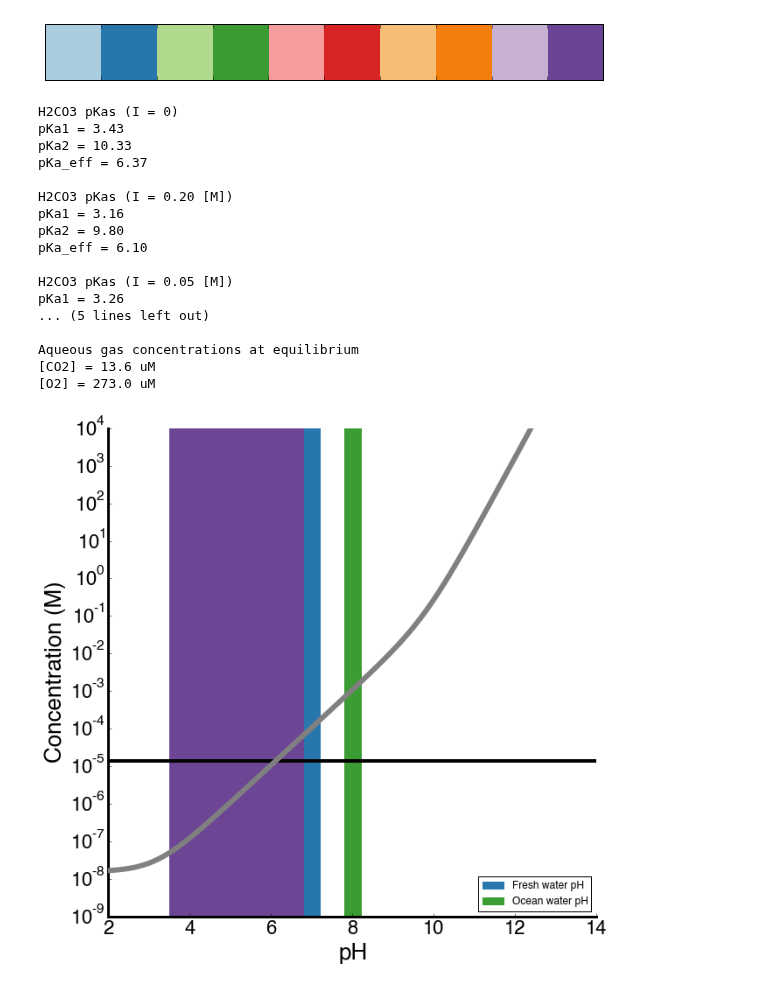
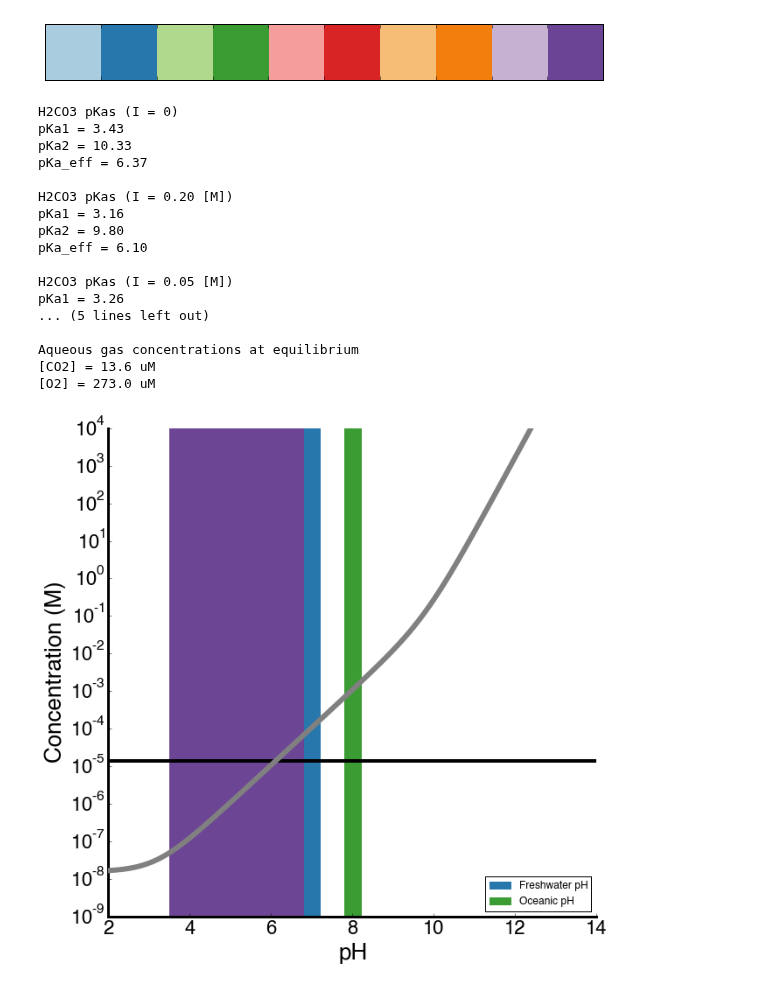
Before and after one commit to jackdesmarais/DabTransporterPaper, a Jupyter notebook: scripts/Figure 5 Model figure.ipynb, the cells around one changed output. Saved outputs shown, nothing was run; the diff lists cells and outputs as text; code cells hidden in the pictures.

```diff
--- a/scripts/Figure 5 Model figure.ipynb
+++ b/scripts/Figure 5 Model figure.ipynb
@@ -244,35 +244,35 @@ pylab.ylabel('Concentration (M)', fontsize=26)
 pylab.xlim((2, 12))
 pylab.ylim((1e-9, 1e4))
 
 pylab.axvspan(3.5, 6.8, zorder=0, color=nCol)
-pylab.axvspan(6.8, 7.2, zorder=0, color=utils.qual_palette[1], label='Fresh water pH')
-pylab.axvspan(7.8, 8.2, zorder=0, color=utils.qual_palette[3], label='Ocean water pH')
+pylab.axvspan(6.8, 7.2, zorder=0, color=utils.qual_palette[1], label='Freshwater pH')
+pylab.axvspan(7.8, 8.2, zorder=0, color=utils.qual_palette[3], label='Oceanic pH')
 plt.legend(loc=4)
 
 
 pylab.xticks(np.arange(2,15, 2), fontsize=22)
 pylab.yticks(fontsize=22)
 
 plt.savefig('fig5//fig5A.eps',format='eps',bbox_inches='tight')
 plt.show()
 # %% [output]
 H2CO3 pKas (I = 0)
 pKa1 = 3.43
 pKa2 = 10.33
 pKa_eff = 6.37
 
 H2CO3 pKas (I = 0.20 [M])
 pKa1 = 3.16
 pKa2 = 9.80
 pKa_eff = 6.10
 
 H2CO3 pKas (I = 0.05 [M])
 pKa1 = 3.26
 ... (5 lines left out)
 
 Aqueous gas concentrations at equilibrium
 [CO2] = 13.6 uM
 [O2] = 273.0 uM
-[figure, old version]
+[figure, new version]
 # %%
 ax.axvline?
```
Also changed, not shown: 5 other files.
